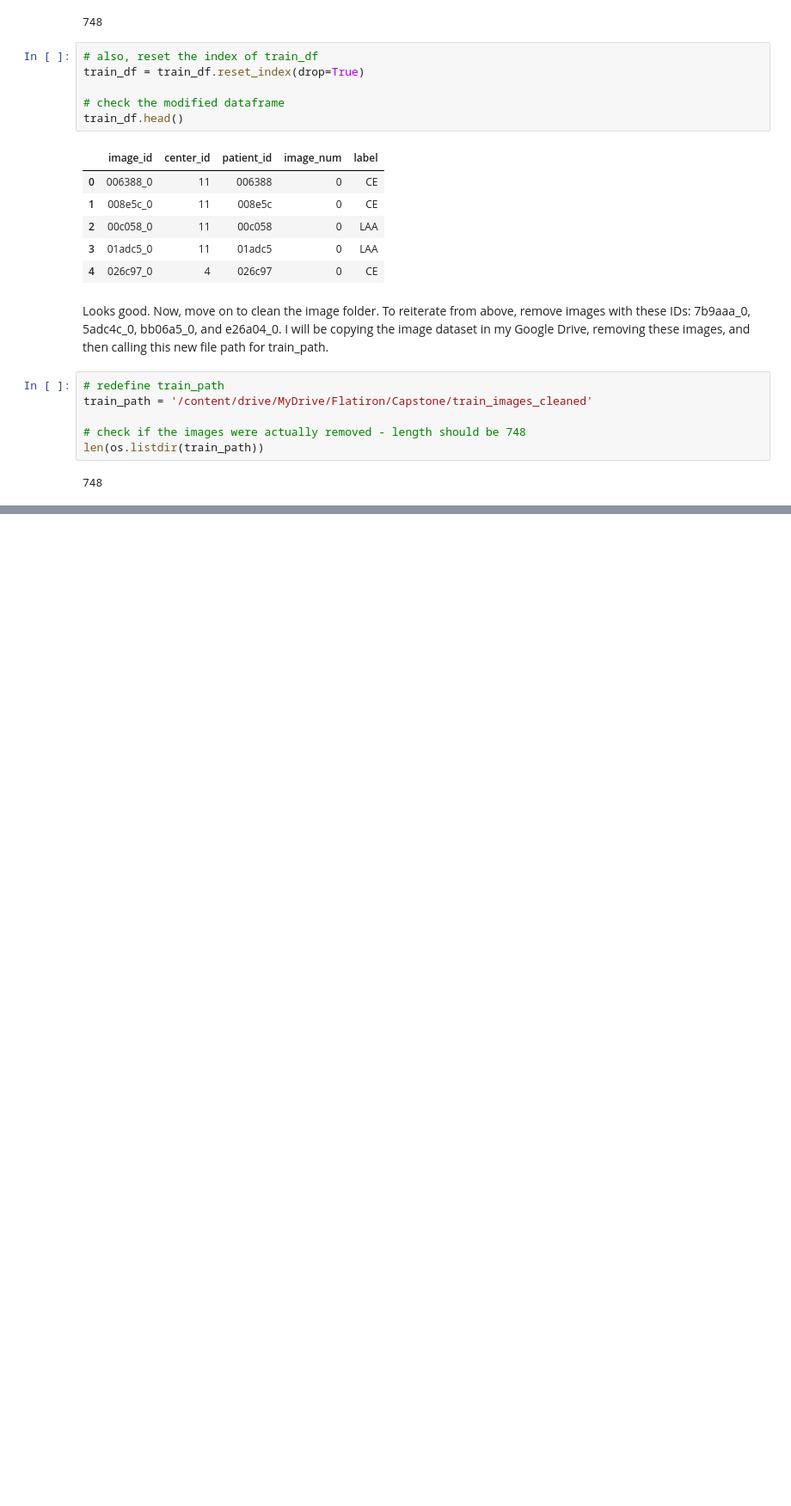
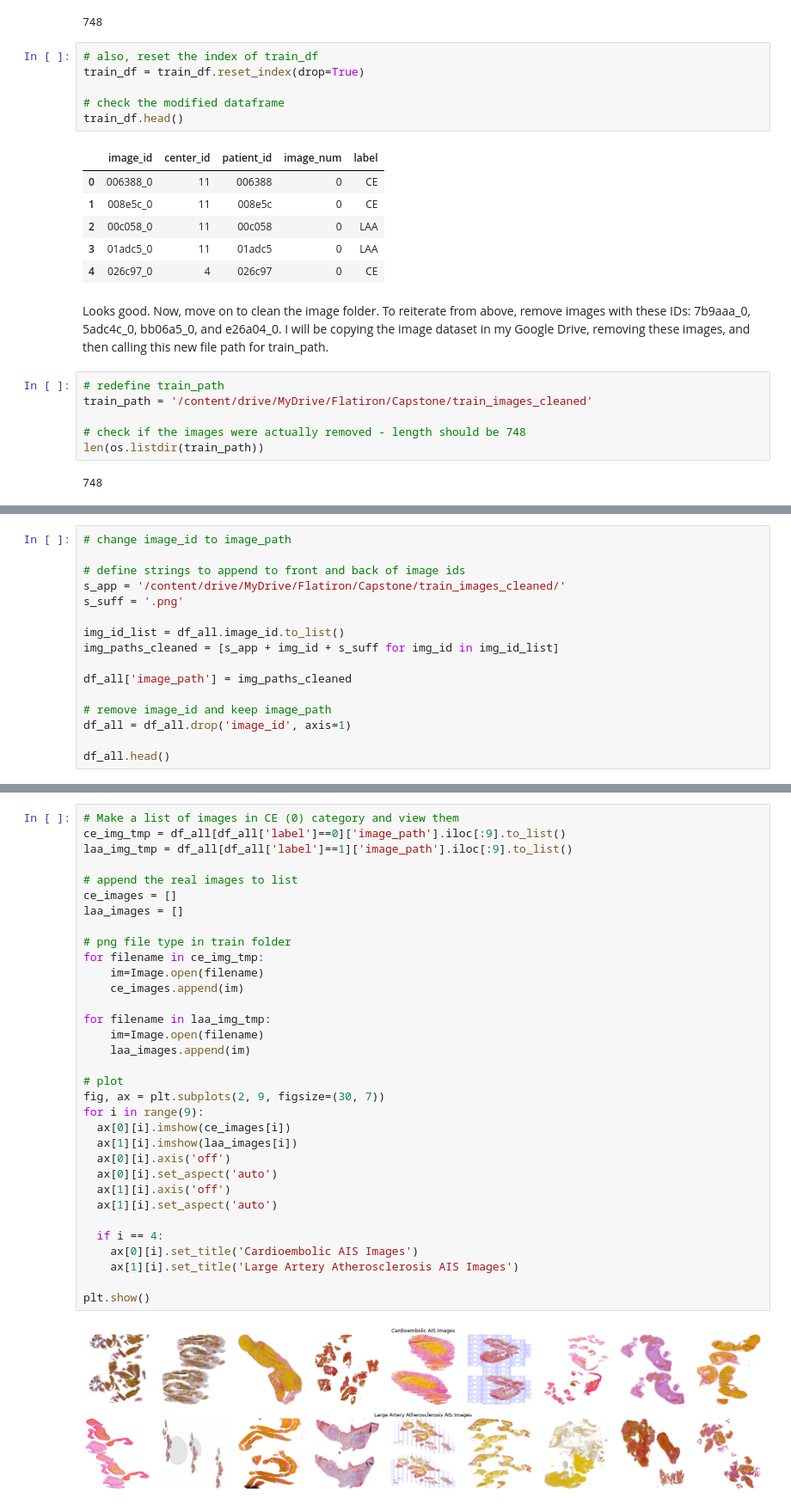
Before and after one commit to samoliver3/capstone-STRIP-AI, a Jupyter notebook: STRIP.ipynb, the cells around one changed output, grey strips where cells are left out. Shown at 86% size. Cells and saved outputs as stored; diff of their text form; blank space fills up the shorter version.

```diff
--- a/STRIP.ipynb
+++ b/STRIP.ipynb
@@ -305,0 +360,16 @@ len(os.listdir(train_path))
+# %%
+# change image_id to image_path
+
+# define strings to append to front and back of image ids
+s_app = '/content/drive/MyDrive/Flatiron/Capstone/train_images_cleaned/'
+s_suff = '.png'
+
+img_id_list = df_all.image_id.to_list()
+img_paths_cleaned = [s_app + img_id + s_suff for img_id in img_id_list]
+
+df_all['image_path'] = img_paths_cleaned
+
+# remove image_id and keep image_path
+df_all = df_all.drop('image_id', axis=1)
+
+df_all.head()
@@ -305,0 +386,35 @@ len(os.listdir(train_path))
+# %%
+# Make a list of images in CE (0) category and view them
+ce_img_tmp = df_all[df_all['label']==0]['image_path'].iloc[:9].to_list()
+laa_img_tmp = df_all[df_all['label']==1]['image_path'].iloc[:9].to_list()
+
+# append the real images to list
+ce_images = []
+laa_images = []
+
+# png file type in train folder
+for filename in ce_img_tmp:
+    im=Image.open(filename)
+    ce_images.append(im)
+
+for filename in laa_img_tmp:
+    im=Image.open(filename)
+    laa_images.append(im)
+
+# plot
+fig, ax = plt.subplots(2, 9, figsize=(30, 7))
+for i in range(9):
+  ax[0][i].imshow(ce_images[i])
+  ax[1][i].imshow(laa_images[i])
+  ax[0][i].axis('off')
+  ax[0][i].set_aspect('auto')
+  ax[1][i].axis('off')
+  ax[1][i].set_aspect('auto')
+
+  if i == 4:
+    ax[0][i].set_title('Cardioembolic AIS Images')
+    ax[1][i].set_title('Large Artery Atherosclerosis AIS Images')
+
+plt.show()
+# %% [output]
+[figure, added]
```
Also changed, not shown: parts of 10 cells of this notebook.
